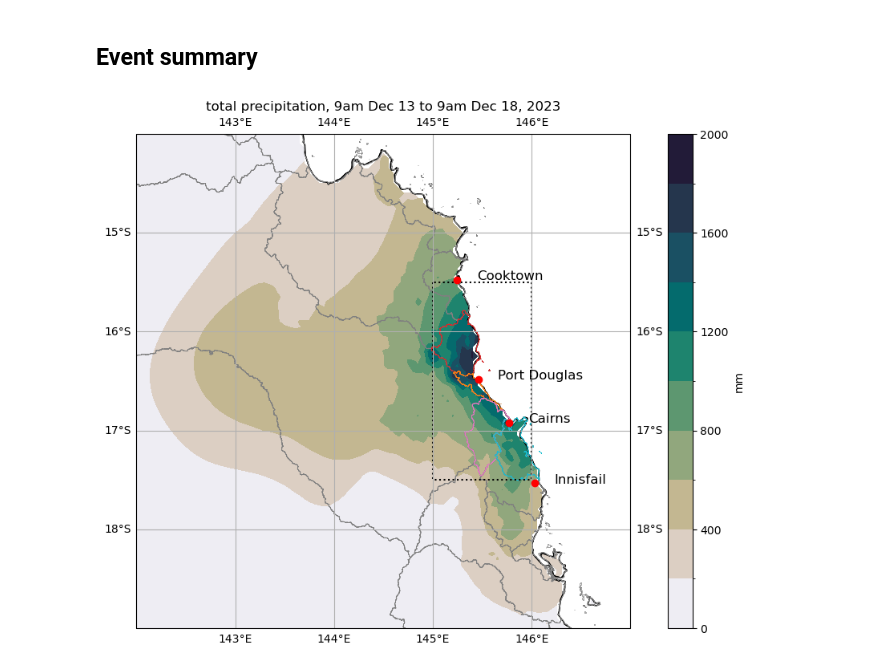
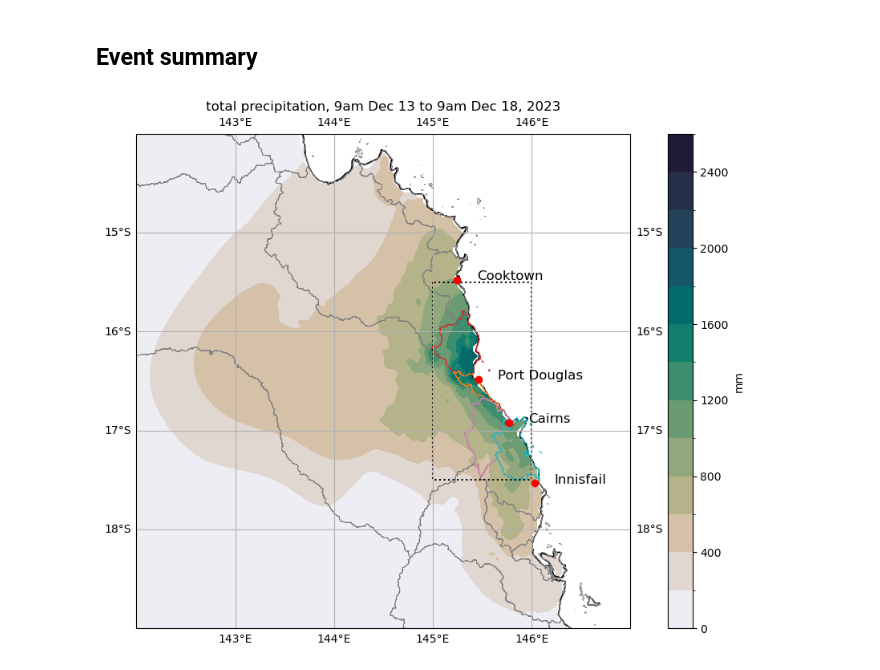
Before and after one commit to stellema/tc-jasper, a Jupyter notebook: event_plots_18Dec2023.ipynb, the cells around one changed output. Saved outputs shown, nothing was run; the diff lists cells and outputs as text; code cells hidden in the pictures.

```diff
--- a/event_plots.ipynb
+++ b/event_plots_18Dec2023.ipynb
@@ -145,7 +143,7 @@ def plot_cities(ax, label_color='white'):
 fig = plt.figure(figsize=[12, 8])
 ax1 = fig.add_subplot(111, projection=ccrs.PlateCarree())
 
-pr_levels = np.arange(0, 2001, 200)
+pr_levels = np.arange(0, 2601, 200)
 cmap = cmocean.cm.rain
 # cmocean.cm.haline_r
 
@@ -195,31 +193,31 @@ ax1.add_geometries(
 )
 ax1.add_geometries(
     nec_river_regions[nec_river_regions['RivRegName'] == 'MULGRAVE-RUSSELL RIVERS'].geometry,
     ccrs.PlateCarree(),
     facecolor='none',
     linewidth=0.5,
     edgecolor='tab:cyan',
 )
 
 ax1.gridlines(draw_labels=True)
 ax1.plot(
     [145, 145, 146, 146, 145],
     [-15.5, -17.5, -17.5, -15.5, -15.5],
     transform=ccrs.PlateCarree(),
     color='black',
     linestyle=':'
 )
 
 ax1.set_extent([142, 147, -14, -19], crs=ccrs.PlateCarree())
 plot_cities(ax1, label_color='black')
 ax1.set_title('total precipitation, 9am Dec 13 to 9am Dec 18, 2023')
 
 plt.savefig(
     'jasper_5day_prtot.png',
     bbox_inches='tight',
     facecolor='white',
     dpi=300
 )
 plt.show()
 # %% [output]
-[figure, old version]
+[figure, new version]
```
Also changed, not shown: parts of 1 cell of this notebook, 2 other files.
